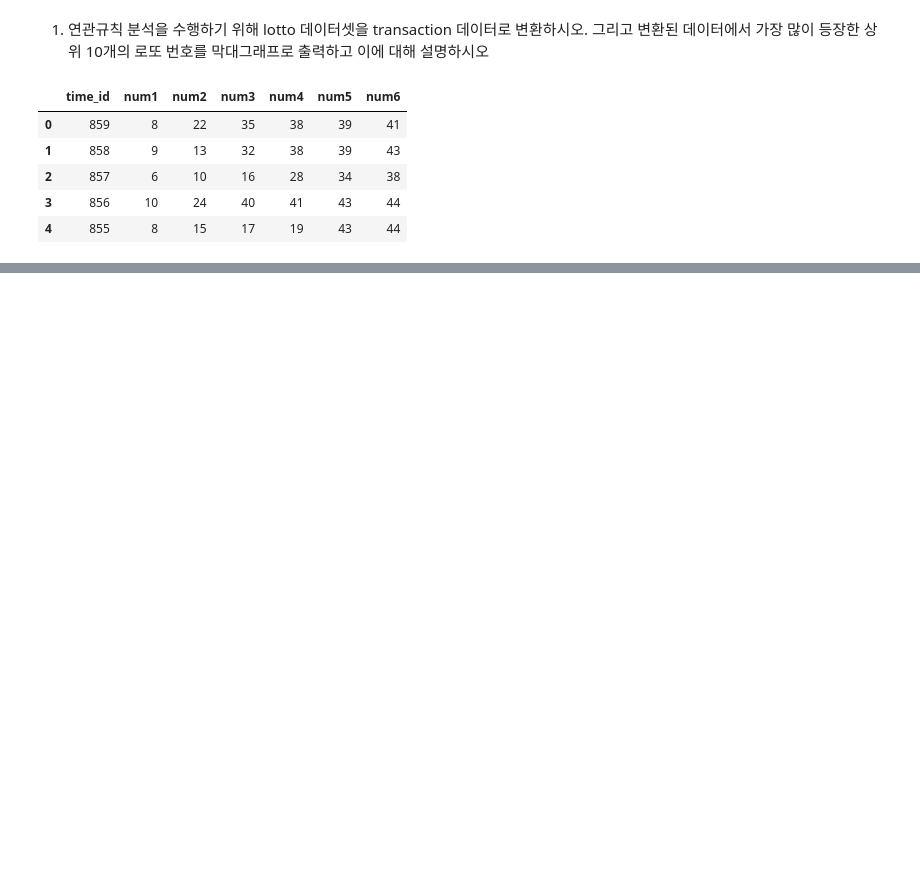
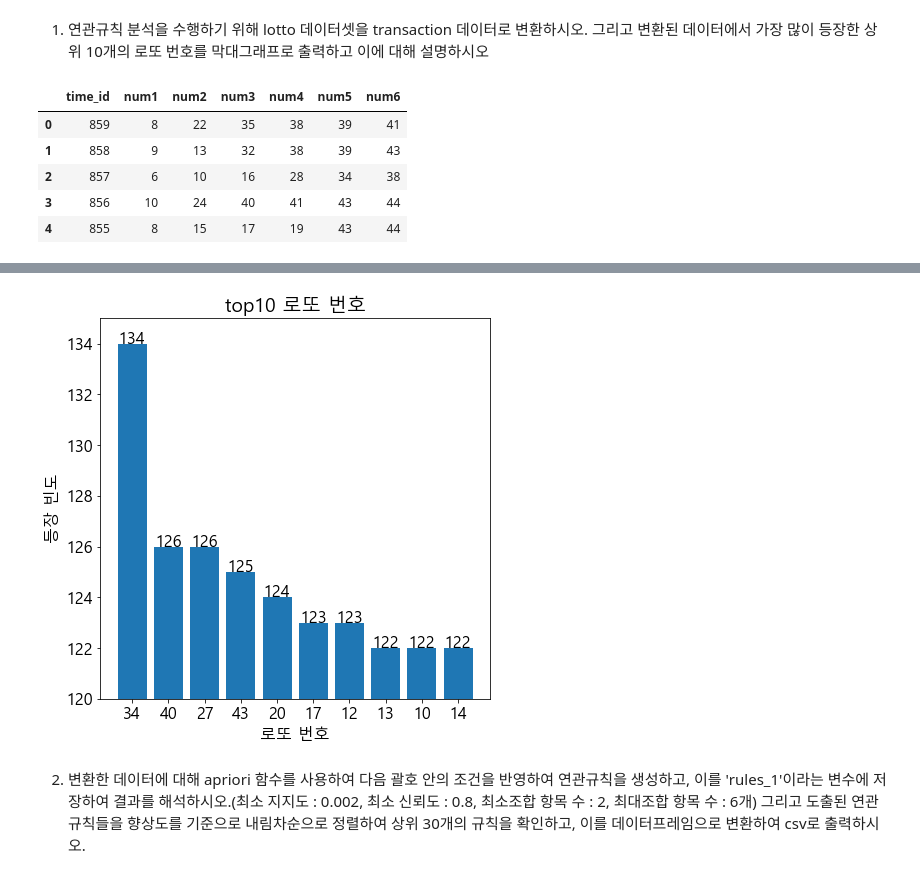
Before and after one commit to suhyehye/ADP-study, a Jupyter notebook: 모의고사/1회/1. 정형 데이터 마이닝.ipynb, the cells around one changed output, grey strips where cells are left out. Saved outputs shown, nothing was run; the diff lists cells and outputs as text; code cells hidden in the pictures; blank space fills up the shorter version.

```diff
--- a/모의고사/1회/1. 정형 데이터 마이닝.ipynb
+++ b/모의고사/1회/1. 정형 데이터 마이닝.ipynb
@@ -14,7 +14,3 @@ lotto.head()
 | 2 | 857 | 6 | 10 | 16 | 28 | 34 | 38 |
 | 3 | 856 | 10 | 24 | 40 | 41 | 43 | 44 |
 | 4 | 855 | 8 | 15 | 17 | 19 | 43 | 44 |
-# %%
-time_id = lotto[['time_id']]
-lotto.drop('time_id',axis=1,inplace = True)
-lotto.head()
@@ -36,6 +16,0 @@ lotto.iloc[1,2]
-# %%
-num = []
-for i in range(lotto.shape[0]):
-    num.append(lotto.iloc[i,j] for j in range(lotto.shape[1]))
-
-num
@@ -59,0 +38,40 @@ num
+# %%
+from collections import Counter
+num_dict = Counter()
+
+for item in trs_data:
+    num_dict += Counter(item)
+top10 = num_dict.most_common(10)
+
+num_dict_sorted = pd.DataFrame({'num':num_dict.keys(),
+                               'freq':num_dict.values()}).sort_values(by = 'freq',ascending=False)
+# %%
+import matplotlib.pyplot as plt
+
+num_list = list()
+freq_list = list()
+
+for pair in top10:
+    num, freq = pair
+    num_list.append("%s" %num)
+    freq_list.append(freq)
+
+plt.rcParams['figure.figsize'] = (7,7)
+plt.rcParams["font.family"] = 'Malgun Gothic'
+plt.rcParams['font.size'] = 16
+plt.rcParams['axes.unicode_minus'] = False
+
+plt.bar(num_list, freq_list)
+plt.xticks(num_list)
+plt.ylim(120,135)
+plt.xlabel('로또 번호')
+plt.ylabel('등장 빈도')
+plt.title('top10 로또 번호')
+for i, pair in enumerate(top10):
+    num, freq = pair
+    plt.text(i,freq,"%s"%freq, horizontalalignment='center')
+plt.show()
+# %% [output]
+[figure, added]
+# %% [markdown]
+2. 변환한 데이터에 대해 apriori 함수를 사용하여 다음 괄호 안의 조건을 반영하여 연관규칙을 생성하고, 이를 'rules_1'이라는 변수에 저장하여 결과를 해석하시오.(최소 지지도 : 0.002, 최소 신뢰도 : 0.8, 최소조합 항목 수 : 2, 최대조합 항목 수 : 6개) 그리고 도출된 연관규칙들을 향상도를 기준으로 내림차순으로 정렬하여 상위 30개의 규칙을 확인하고, 이를 데이터프레임으로 변환하여 csv로 출력하시오.
```
Also changed, not shown: parts of 8 cells of this notebook.
